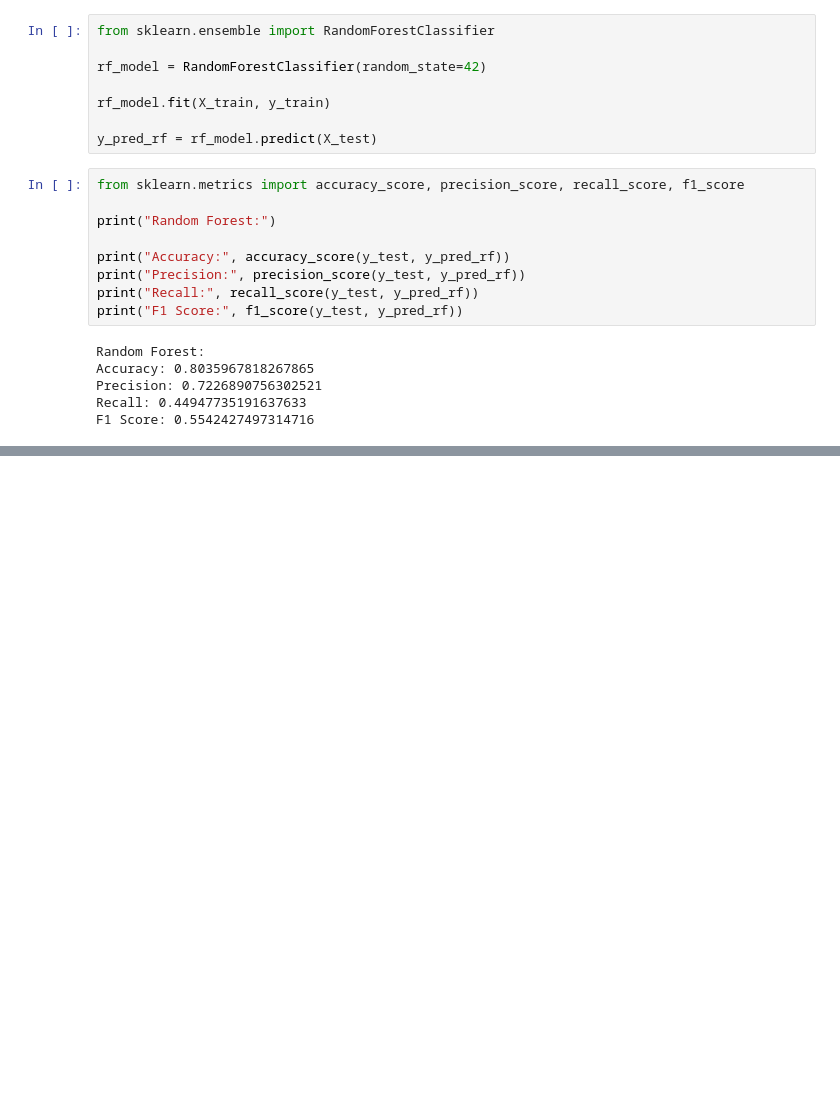
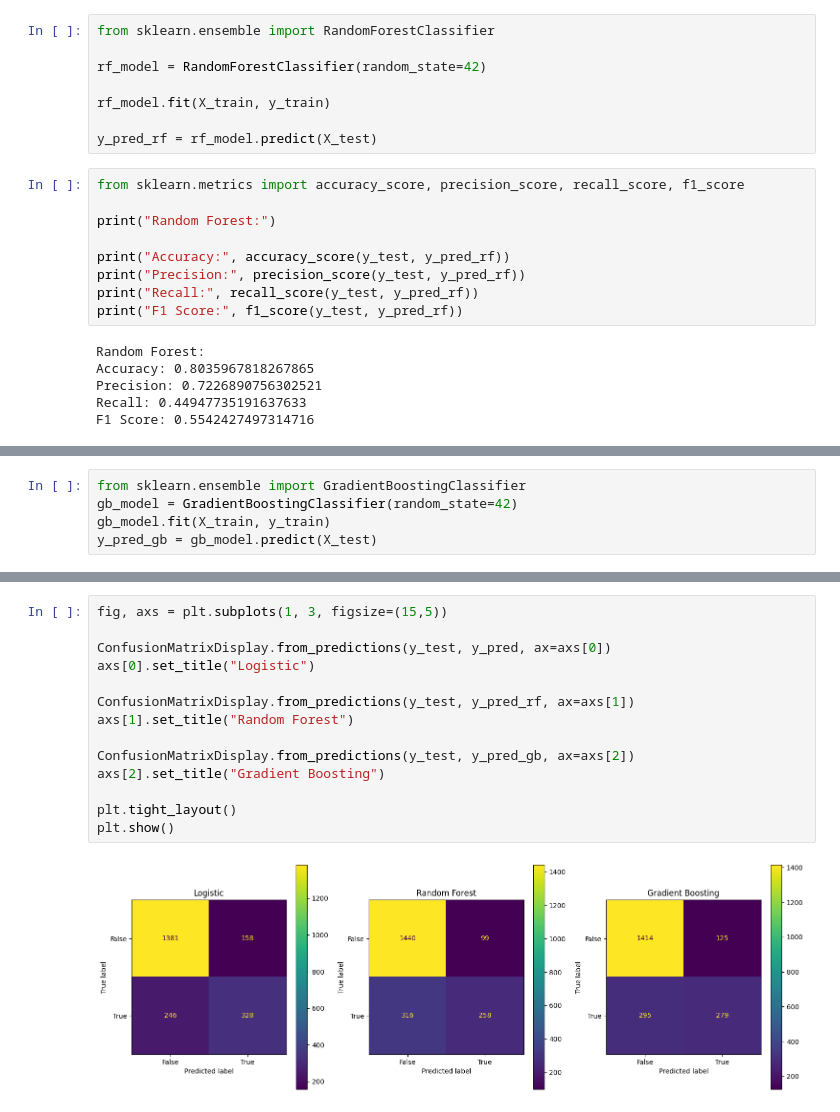
Before and after one commit to Gabriel-Leonangeli/DataSet_Telco, a Jupyter notebook: Proyecto_telco.ipynb, the cells around one changed output, grey strips where cells are left out. Drawn from its saved outputs; the diff is of its cells as text; blank space fills up the shorter version.

```diff
--- a/Proyecto_telco.ipynb
+++ b/Proyecto_telco.ipynb
@@ -218,0 +221,5 @@ F1 Score: 0.5542427497314716
+# %%
+from sklearn.ensemble import GradientBoostingClassifier
+gb_model = GradientBoostingClassifier(random_state=42)
+gb_model.fit(X_train, y_train)
+y_pred_gb = gb_model.predict(X_test)
@@ -218,0 +238,16 @@ F1 Score: 0.5542427497314716
+# %%
+fig, axs = plt.subplots(1, 3, figsize=(15,5))
+
+ConfusionMatrixDisplay.from_predictions(y_test, y_pred, ax=axs[0])
+axs[0].set_title("Logistic")
+
+ConfusionMatrixDisplay.from_predictions(y_test, y_pred_rf, ax=axs[1])
+axs[1].set_title("Random Forest")
+
+ConfusionMatrixDisplay.from_predictions(y_test, y_pred_gb, ax=axs[2])
+axs[2].set_title("Gradient Boosting")
+
+plt.tight_layout()
+plt.show()
+# %% [output]
+[figure, added]
```
Also changed, not shown: parts of 5 cells of this notebook.
